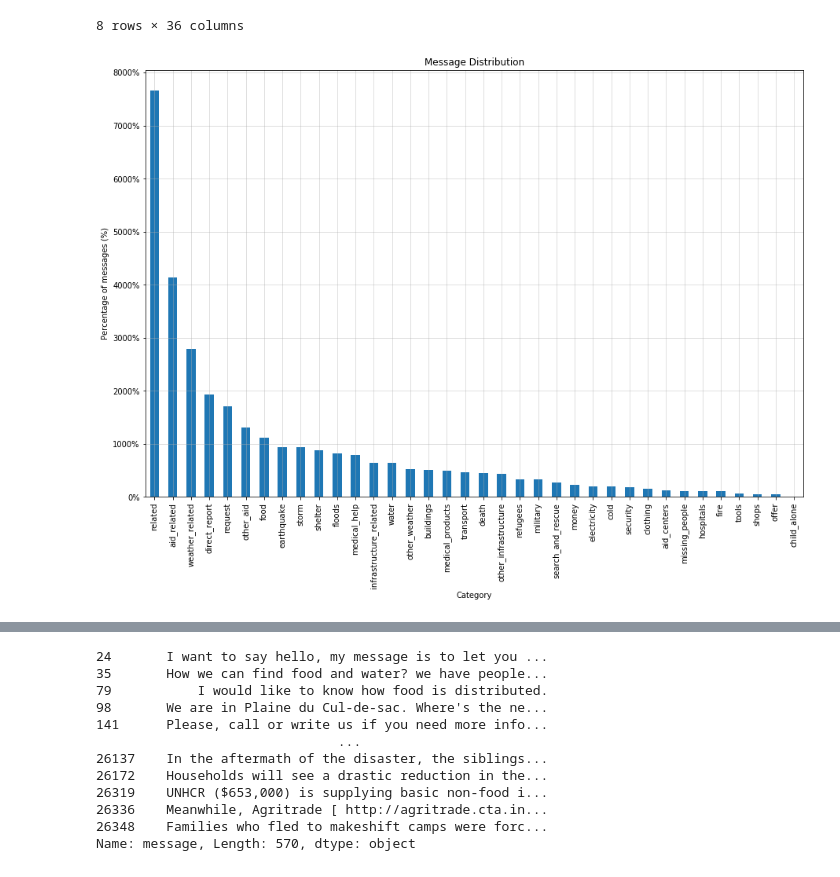
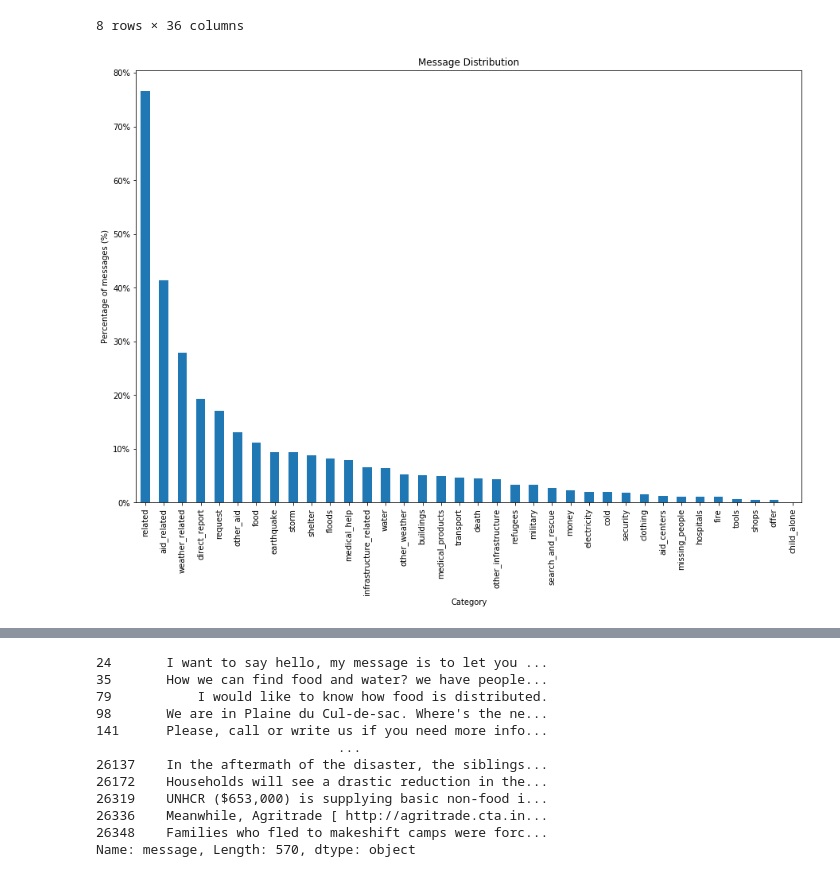
Before and after one commit to ttheoto/Project_Disaster_Response, a Jupyter notebook: ETL Pipeline Preparation.ipynb, the cells around one changed output, grey strips where cells are left out. Cells and saved outputs as stored; diff of their text form; code cells hidden in the pictures.

Commit message:
feat: create visualization

```diff
--- a/ETL Pipeline Preparation.ipynb
+++ b/ETL Pipeline Preparation.ipynb
@@ -177,14 +177,13 @@ from matplotlib.ticker import PercentFormatter
 # %%
 
 fig = plt.figure(figsize = (15,10))
 (describe_df.loc['mean', :].sort_values(ascending=False)).plot(kind='bar');
-plt.grid(True, alpha=0.5)
 plt.gca().yaxis.set_major_formatter(PercentFormatter(1));
 plt.ylabel('Percentage of messages (%)');
 plt.xlabel('Category');
 plt.title('Message Distribution');
 # %% [output]
-[figure, old version]
+[figure, new version]
 # %%
 df[(df['message'].str.contains('water')) & (df['water']==0)]
 # %% [output]
```
